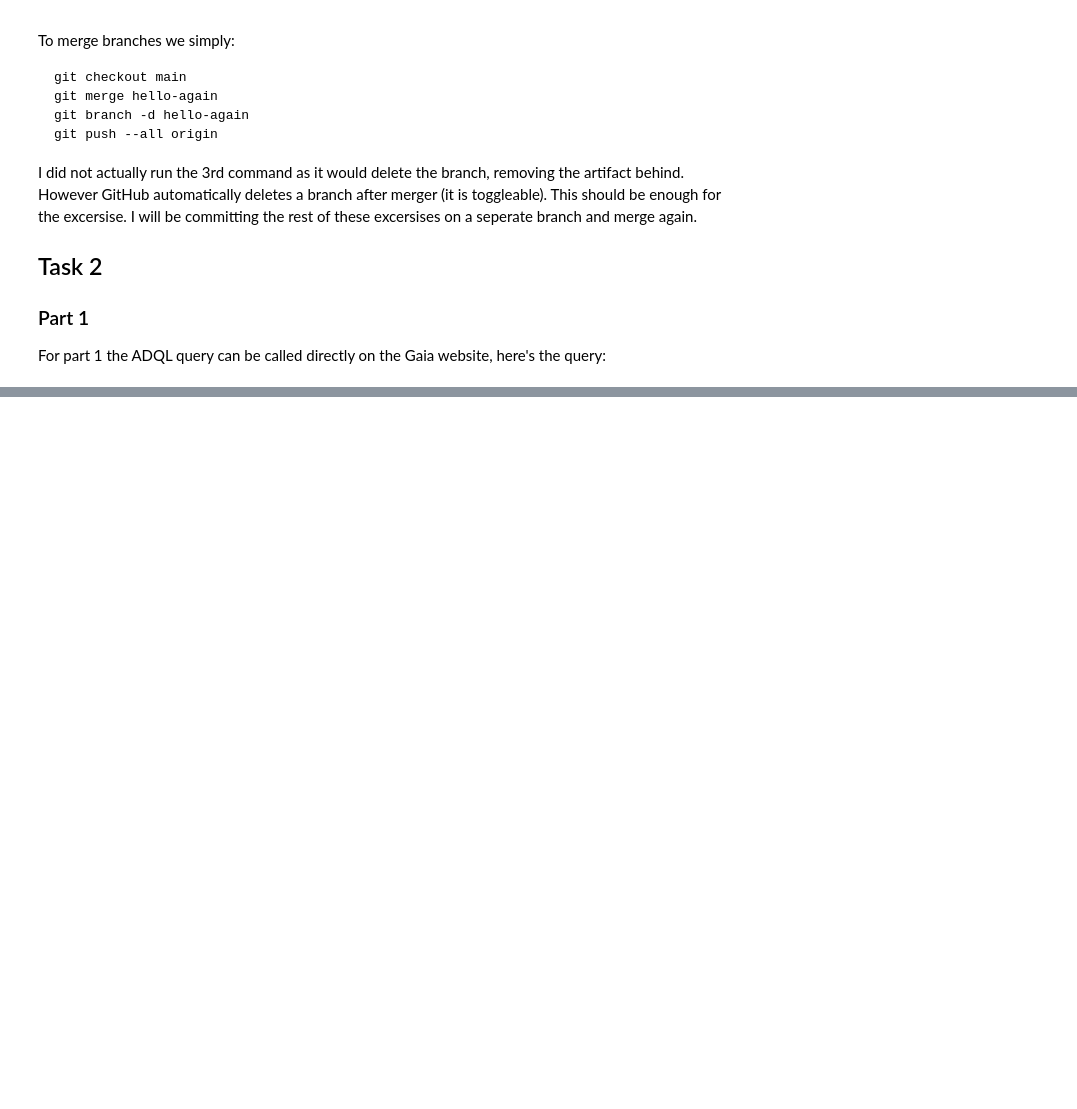
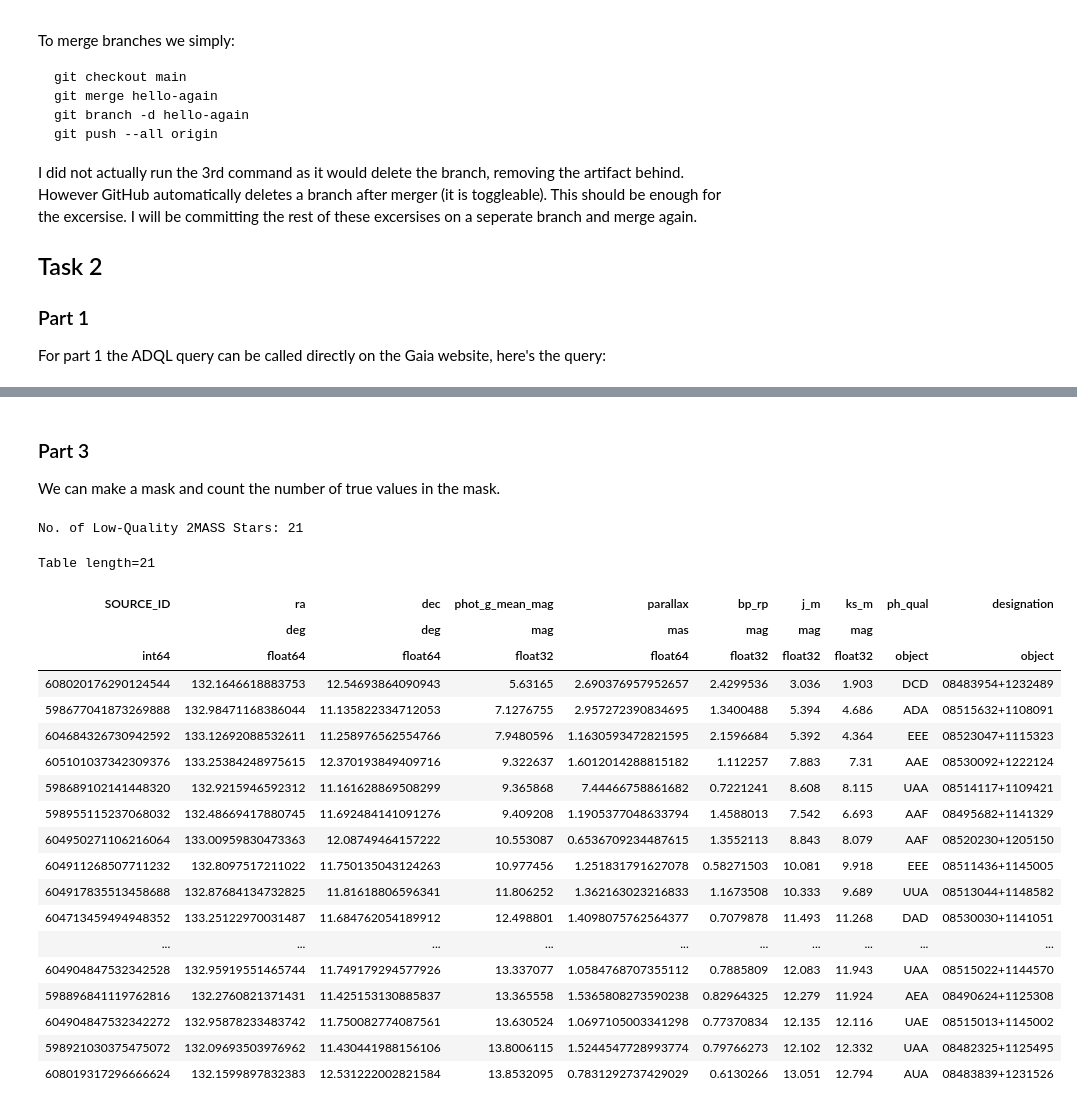
Before and after one commit to Olivex727/olivia-astr4004-ass3, a Jupyter notebook: u7280249.ipynb, the cells around one changed output, grey strips where cells are left out. Saved outputs shown, nothing was run; the diff lists cells and outputs as text; code cells hidden in the pictures; blank space fills up the shorter version.

```diff
--- a/u7280249.ipynb
+++ b/u7280249.ipynb
@@ -49,0 +109,32 @@ For part 1 the ADQL query can be called directly on the Gaia website, here's the
+# %% [markdown]
+### Part 3
+
+We can make a mask and count the number of true values in the mask.
+# %%
+tmass_mask = gaiadr3_match["ph_qual"] != 'AAA'
+
+print("No. of Low-Quality 2MASS Stars: " + str(np.sum(tmass_mask)))
+
+gaiadr3_match[tmass_mask]
+# %% [output]
+No. of Low-Quality 2MASS Stars: 21
+Table length=21
+| SOURCE_ID | ra | dec | phot_g_mean_mag | parallax | bp_rp | j_m | ks_m | ph_qual | designation |
+|  | deg | deg | mag | mas | mag | mag | mag |  |  |
+| int64 | float64 | float64 | float32 | float64 | float32 | float32 | float32 | object | object |
+| 608020176290124544 | 132.1646618883753 | 12.54693864090943 | 5.63165 | 2.690376957952657 | 2.4299536 | 3.036 | 1.903 | DCD | 08483954+1232489 |
+| 598677041873269888 | 132.98471168386044 | 11.135822334712053 | 7.1276755 | 2.957272390834695 | 1.3400488 | 5.394 | 4.686 | ADA | 08515632+1108091 |
+| 604684326730942592 | 133.12692088532611 | 11.258976562554766 | 7.9480596 | 1.1630593472821595 | 2.1596684 | 5.392 | 4.364 | EEE | 08523047+1115323 |
+| 605101037342309376 | 133.25384248975615 | 12.370193849409716 | 9.322637 | 1.6012014288815182 | 1.112257 | 7.883 | 7.31 | AAE | 08530092+1222124 |
+| 598689102141448320 | 132.9215946592312 | 11.161628869508299 | 9.365868 | 7.44466758861682 | 0.7221241 | 8.608 | 8.115 | UAA | 08514117+1109421 |
+| 598955115237068032 | 132.48669417880745 | 11.692484141091276 | 9.409208 | 1.1905377048633794 | 1.4588013 | 7.542 | 6.693 | AAF | 08495682+1141329 |
+| 604950271106216064 | 133.00959830473363 | 12.08749464157222 | 10.553087 | 0.6536709234487615 | 1.3552113 | 8.843 | 8.079 | AAF | 08520230+1205150 |
+| 604911268507711232 | 132.8097517211022 | 11.750135043124263 | 10.977456 | 1.251831791627078 | 0.58271503 | 10.081 | 9.918 | EEE | 08511436+1145005 |
+| 604917835513458688 | 132.87684134732825 | 11.81618806596341 | 11.806252 | 1.362163023216833 | 1.1673508 | 10.333 | 9.689 | UUA | 08513044+1148582 |
+| 604713459494948352 | 133.25122970031487 | 11.684762054189912 | 12.498801 | 1.4098075762564377 | 0.7079878 | 11.493 | 11.268 | DAD | 08530030+1141051 |
+| ... | ... | ... | ... | ... | ... | ... | ... | ... | ... |
+| 604904847532342528 | 132.95919551465744 | 11.749179294577926 | 13.337077 | 1.0584768707355112 | 0.7885809 | 12.083 | 11.943 | UAA | 08515022+1144570 |
+| 598896841119762816 | 132.2760821371431 | 11.425153130885837 | 13.365558 | 1.5365808273590238 | 0.82964325 | 12.279 | 11.924 | AEA | 08490624+1125308 |
+| 604904847532342272 | 132.95878233483742 | 11.750082774087561 | 13.630524 | 1.0697105003341298 | 0.77370834 | 12.135 | 12.116 | UAE | 08515013+1145002 |
+| 598921030375475072 | 132.09693503976962 | 11.430441988156106 | 13.8006115 | 1.5244547728993774 | 0.79766273 | 12.102 | 12.332 | UAA | 08482325+1125495 |
+| 608019317296666624 | 132.1599897832383 | 12.531222002821584 | 13.8532095 | 0.7831292737429029 | 0.6130266 | 13.051 | 12.794 | AUA | 08483839+1231526 |
```
Also changed, not shown: parts of 12 cells of this notebook, 1 other file.
